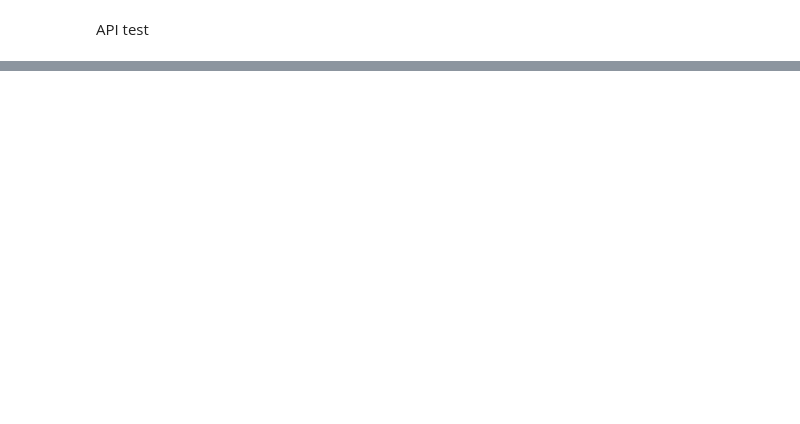
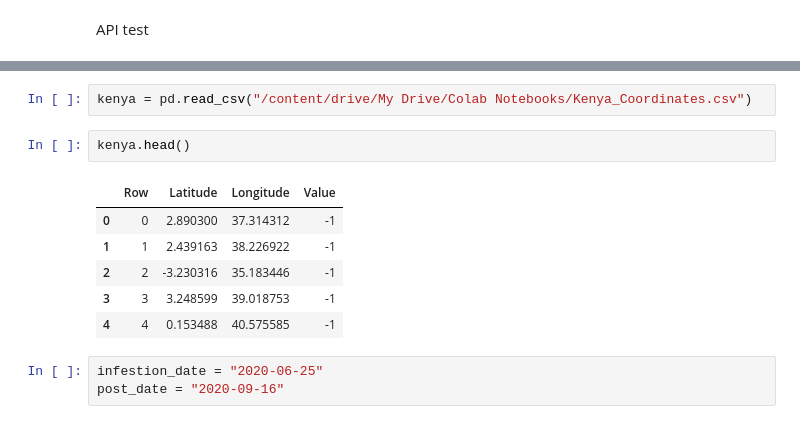
Before and after one commit to kvnyng/Project-L.O.C.U.S.T, a Jupyter notebook: Notebooks/ModelTraining.ipynb, the cells around one changed output, grey strips where cells are left out. Cells and saved outputs as stored; diff of their text form; blank space fills up the shorter version.

```diff
--- a/Notebooks/ModelTraining.ipynb
+++ b/Notebooks/ModelTraining.ipynb
@@ -548,0 +553,14 @@ predcition is [0]
+# %%
+kenya = pd.read_csv("/content/drive/My Drive/Colab Notebooks/Kenya_Coordinates.csv")
+# %%
+kenya.head()
+# %% [output]
+|  | Row | Latitude | Longitude | Value |
+| 0 | 0 | 2.890300 | 37.314312 | -1 |
+| 1 | 1 | 2.439163 | 38.226922 | -1 |
+| 2 | 2 | -3.230316 | 35.183446 | -1 |
+| 3 | 3 | 3.248599 | 39.018753 | -1 |
+| 4 | 4 | 0.153488 | 40.575585 | -1 |
+# %%
+infestion_date = "2020-06-25"
+post_date = "2020-09-16"
```
Also changed, not shown: parts of 13 cells of this notebook.
